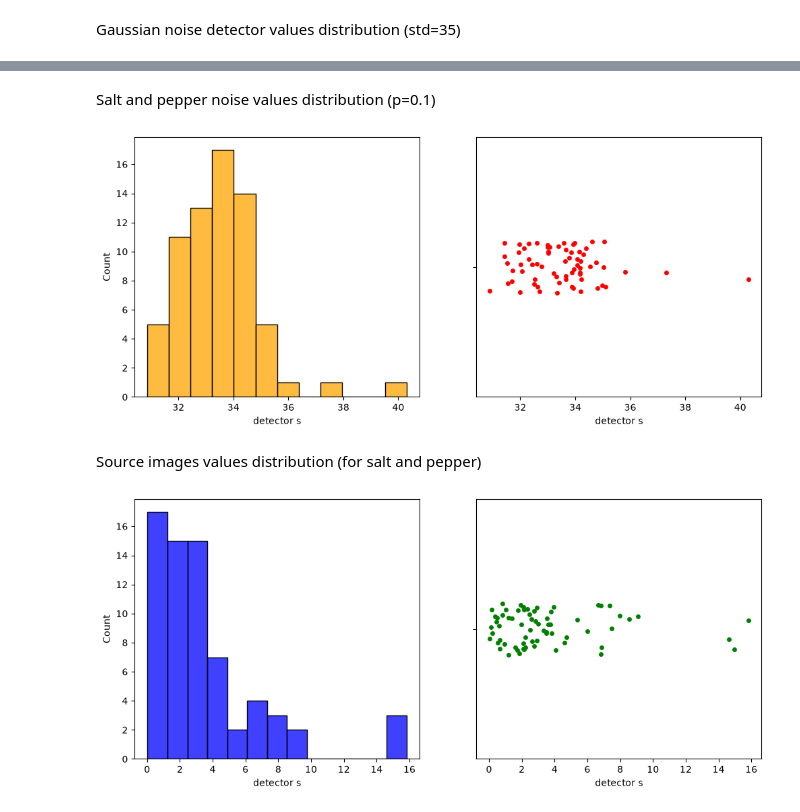
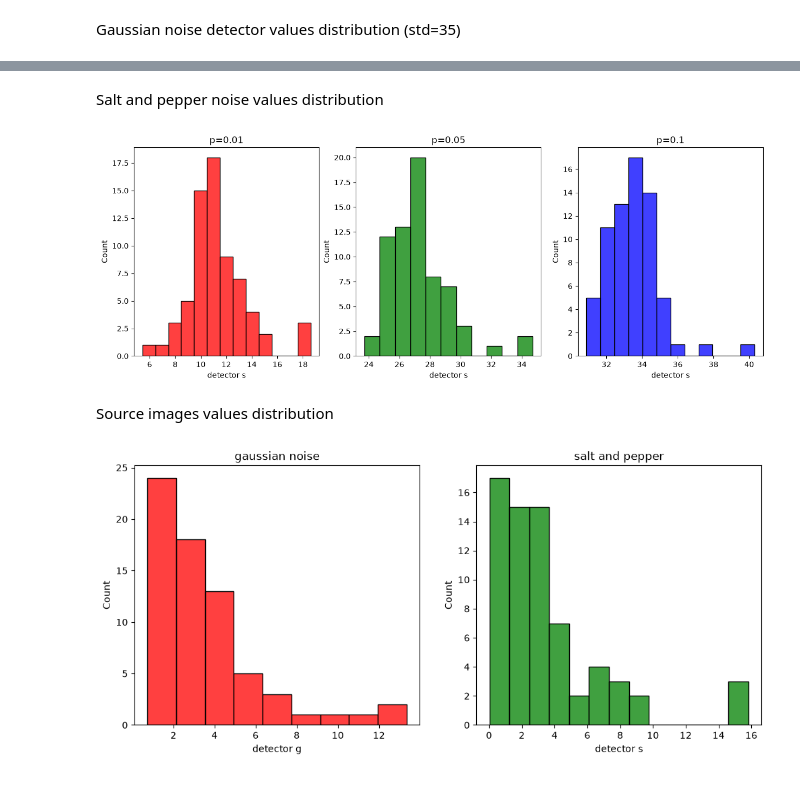
Before and after one commit to chaosmagnvm/Image-auto-denoising, a Jupyter notebook: notebooks/stats.ipynb, the cells around one changed output, grey strips where cells are left out. Drawn from its saved outputs; the diff is of its cells as text; code cells hidden in the pictures.

```diff
--- a/notebooks/stats.ipynb
+++ b/notebooks/stats.ipynb
@@ -49,21 +30,0 @@ Blur detector values distribution (b=2)
-# %%
-import numpy as np
-import pandas as pd
-import matplotlib.pyplot as plt
-import seaborn as sns
-import json
-
-def create_df(std):
-    df = pd.read_json("../analysis/blur.json")
-    df = df.sort_values("name")
-    df = df.reset_index(drop=True)
-    mask = df['std'] == std
-    df_std = df[mask]
-    return df_std
-
-std = 2
-df2 = create_df(std)
-
-fig, axes = plt.subplots(1,2, figsize=(12, 5))
-axes[1] = sns.stripplot(data=df2, x='b', color="green", ax=axes[1])
-axes[0] = sns.histplot(data=df2, x='b', color="blue", ax=axes[0])
@@ -72,30 +31,35 @@ axes[0] = sns.histplot(data=df2, x='b', color="blue", ax=axes[0])
 # %% [markdown]
-Salt and pepper noise values distribution (p=0.1)
+Salt and pepper noise values distribution
 # %%
 import numpy as np
 import pandas as pd
 import matplotlib.pyplot as plt
 import seaborn as sns
 import json
 
 def create_df(p):
     df = pd.read_json("../analysis/snp.json")
     df = df.sort_values('name')
     df = df.reset_index(drop=True)
     mask = df['s'] == p
     ret = df[mask]
     return ret
 
-p = 0.1
-df = create_df(p)
+df1 = create_df(0.01)
+df2 = create_df(0.05)
+df3 = create_df(0.1)
 
-fig, axes = plt.subplots(1,2, figsize=(12, 5))
-axes[1] = sns.stripplot(data=df, x='detector s', color="red", ax=axes[1])
-axes[0] = sns.histplot(data=df, x='detector s', color="orange", ax=axes[0])
+fig, axes = plt.subplots(1,3, figsize=(15, 5))
+axes[0] = sns.histplot(data=df1, x='detector s', color="red", ax=axes[0])
+axes[0].set_title("p=0.01")
+axes[1] = sns.histplot(data=df2, x='detector s', color="green", ax=axes[1])
+axes[1].set_title("p=0.05")
+axes[2] = sns.histplot(data=df3, x='detector s', color="blue", ax=axes[2])
+axes[2].set_title("p=0.1");
 # %% [output]
-[figure, old version]
+[figure, new version]
 # %% [markdown]
-Source images values distribution (for salt and pepper)
+Source images values distribution
 # %%
 import numpy as np
 import pandas as pd
@@ -112,7 +76,9 @@ def create_df():
 df = create_df()
 
 fig, axes = plt.subplots(1,2, figsize=(12, 5))
-axes[1] = sns.stripplot(data=df, x='detector s', color="green", ax=axes[1])
-axes[0] = sns.histplot(data=df, x='detector s', color="blue", ax=axes[0])
+axes[0] = sns.histplot(data=df, x='detector g', color="red", ax=axes[0])
+axes[0].set_title("gaussian noise")
+axes[1] = sns.histplot(data=df, x='detector s', color="green", ax=axes[1])
+axes[1].set_title("salt and pepper");
 # %% [output]
-[figure, old version]
+[figure, new version]
```
Also changed, not shown: parts of 5 cells of this notebook, 5 other files.
